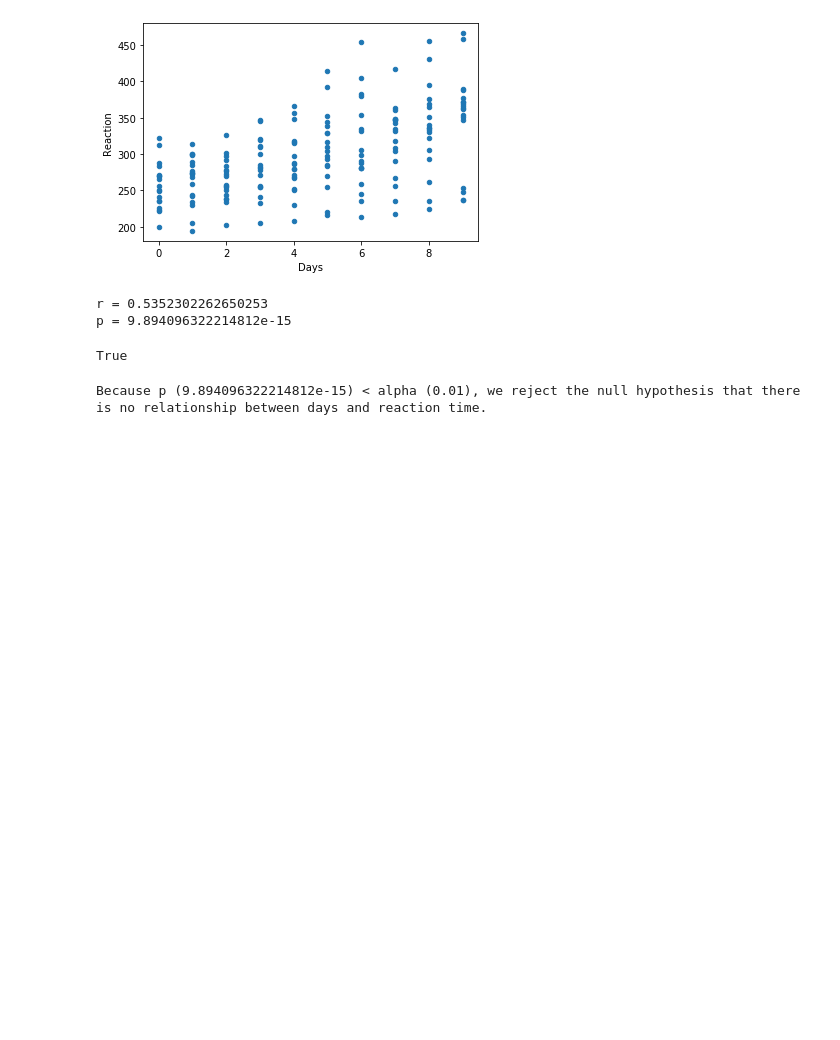
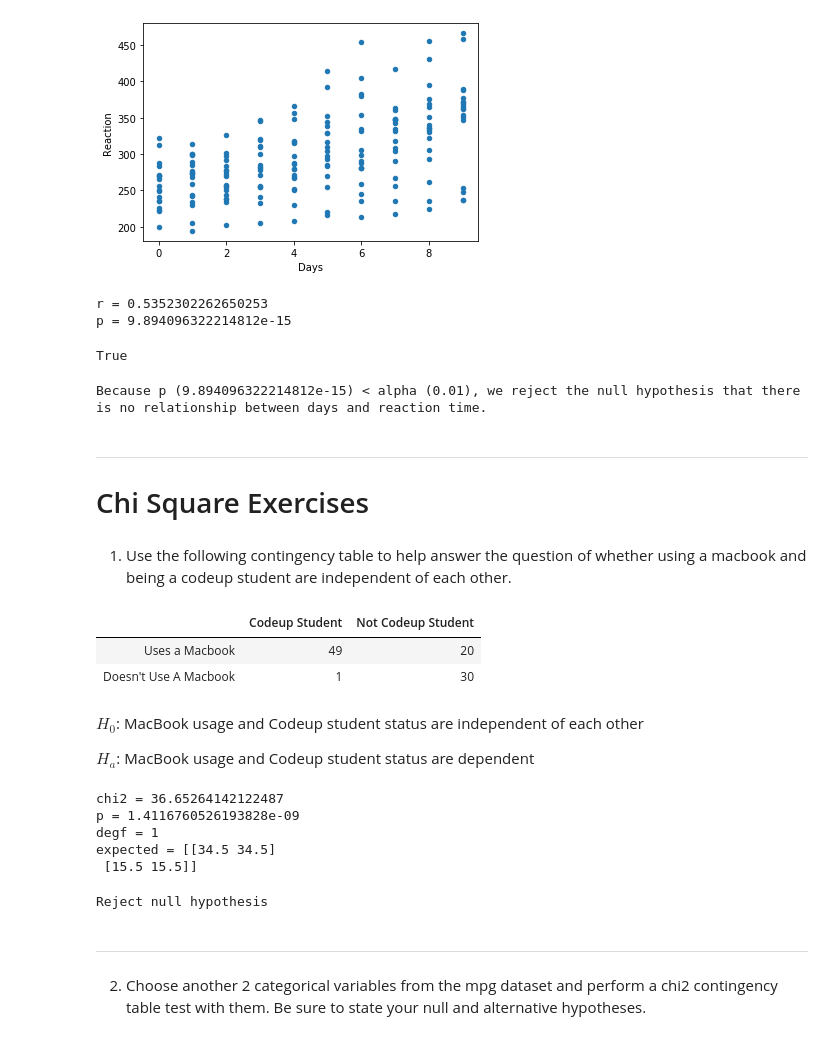
Before and after one commit to aleclhartman/statistics-exercises, a Jupyter notebook: hypothesis_testing.ipynb, the cells around one changed output. Drawn from its saved outputs; the diff is of its cells as text; code cells hidden in the pictures; blank space fills up the shorter version.

Commit message:
committing work from chi2 exercises

```diff
--- a/hypothesis_testing.ipynb
+++ b/hypothesis_testing.ipynb
@@ -1264,3 +1264,8 @@ True
 print(f"""Because p ({p}) < alpha ({alpha}), we reject the null hypothesis that there is no relationship between days and reaction time.""")
 # %% [output]
 Because p (9.894096322214812e-15) < alpha (0.01), we reject the null hypothesis that there is no relationship between days and reaction time.
+# %% [markdown]
+---
+# Chi Square Exercises
+# %% [markdown]
+1. Use the following contingency table to help answer the question of whether using a macbook and being a codeup student are independent of each other.
@@ -1266,0 +1280,10 @@ Because p (9.894096322214812e-15) < alpha (0.01), we reject the null hypothesis
+# %%
+index = ["Uses a Macbook", "Doesn't Use A Macbook"]
+columns = ["Codeup Student", "Not Codeup Student"]
+
+observed = pd.DataFrame([[49, 20], [1, 30]], index=index, columns=columns)
+observed
+# %% [output]
+|  | Codeup Student | Not Codeup Student |
+| Uses a Macbook | 49 | 20 |
+| Doesn't Use A Macbook | 1 | 30 |
@@ -1266,0 +1294,28 @@ Because p (9.894096322214812e-15) < alpha (0.01), we reject the null hypothesis
+# %% [markdown]
+$H_0$: MacBook usage and Codeup student status are independent of each other
+
+$H_a$: MacBook usage and Codeup student status are dependent
+# %%
+alpha = .01
+
+chi2_stat, p, degf, expected = stats.chi2_contingency(observed)
+print("chi2 =", chi2_stat)
+print("p =", p)
+print("degf =", degf)
+print("expected =", expected)
+# %% [output]
+chi2 = 36.65264142122487
+p = 1.4116760526193828e-09
+degf = 1
+expected = [[34.5 34.5]
+ [15.5 15.5]]
+# %%
+if p < alpha:
+    print("Reject null hypothesis")
+else:
+    print("Fail to reject null hypothesis")
+# %% [output]
+Reject null hypothesis
+# %% [markdown]
+---
+2. Choose another 2 categorical variables from the mpg dataset and perform a chi2 contingency table test with them. Be sure to state your null and alternative hypotheses.
```
Also changed, not shown: parts of 26 cells of this notebook.
